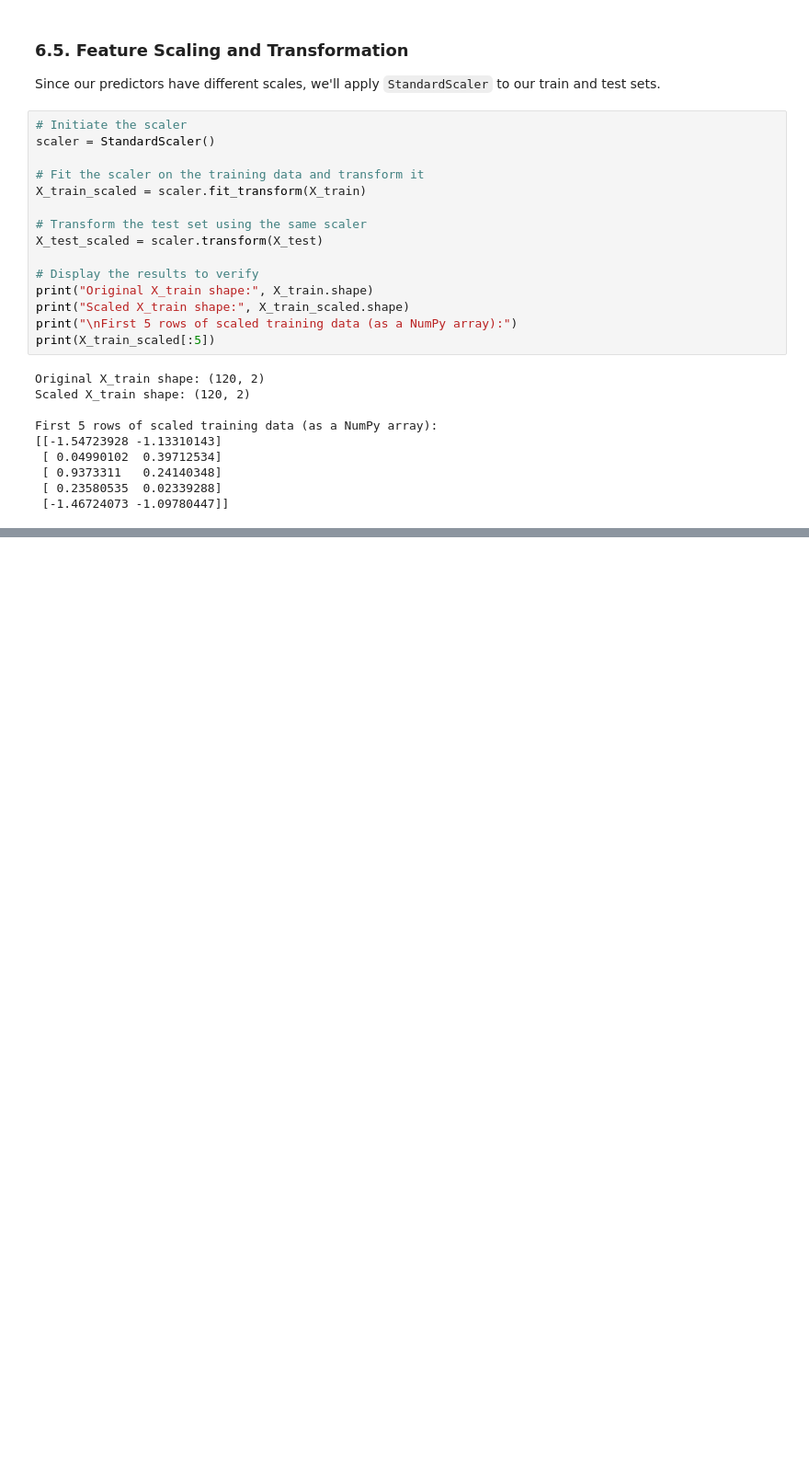
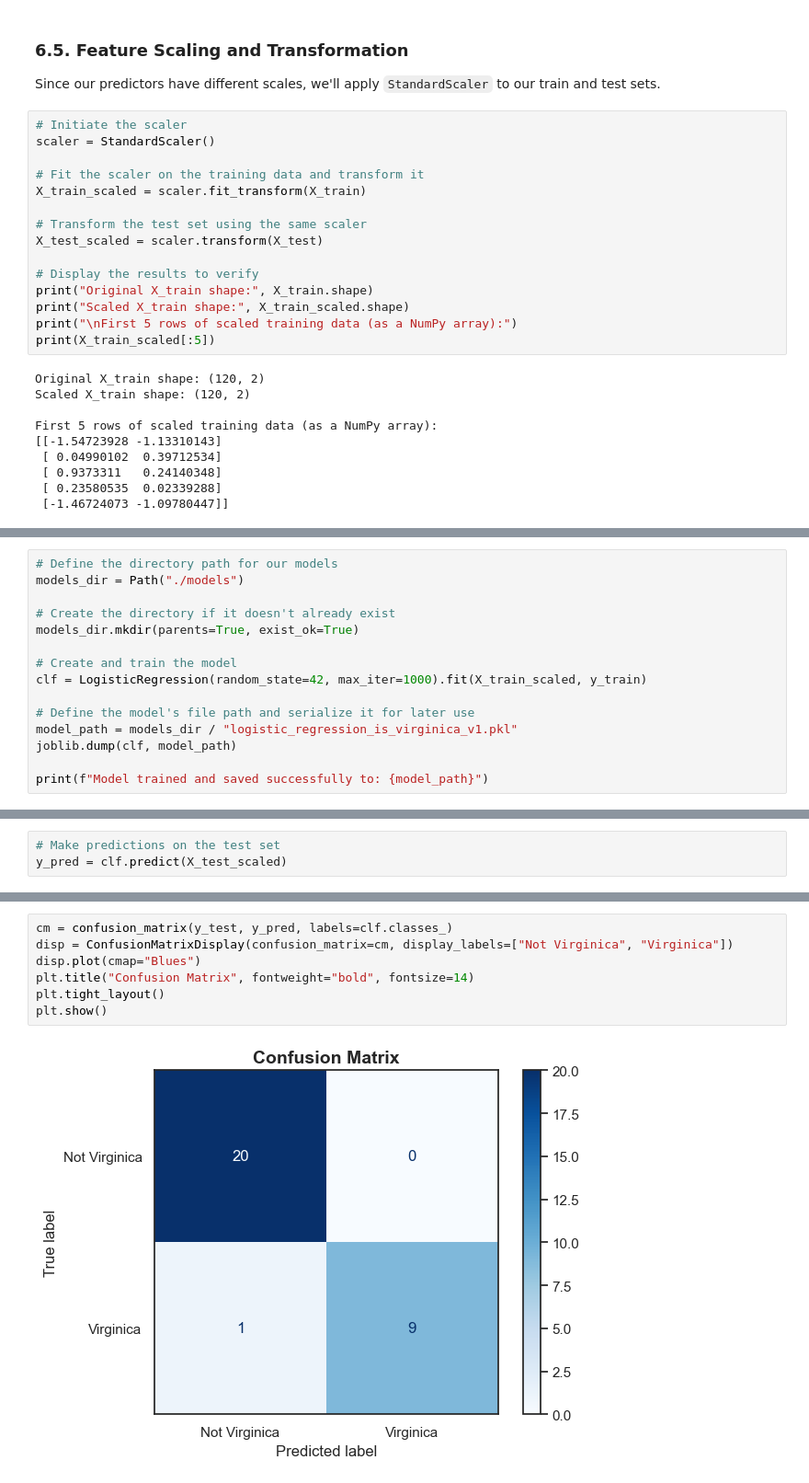
Before and after one commit to ibrahim-kocyigit/kocyigit-dsml, a Jupyter notebook: 03_specializations/02_machine_learning_with_python/02_linear_and_logistic_regression/13_logistic_regression_lab.ipynb, the cells around one changed output, grey strips where cells are left out. Shown at 92% size. Drawn from its saved outputs; the diff is of its cells as text; blank space fills up the shorter version.

Commit message:
finished 13_logistic_regression_lab

```diff
--- a/03_specializations/02_machine_learning_with_python/02_linear_and_logistic_regression/13_logistic_regression_lab.ipynb
+++ b/03_specializations/02_machine_learning_with_python/02_linear_and_logistic_regression/13_logistic_regression_lab.ipynb
@@ -498,0 +519,15 @@ First 5 rows of scaled training data (as a NumPy array):
+# %%
+# Define the directory path for our models
+models_dir = Path("./models")
+
+# Create the directory if it doesn't already exist
+models_dir.mkdir(parents=True, exist_ok=True)
+
+# Create and train the model
+clf = LogisticRegression(random_state=42, max_iter=1000).fit(X_train_scaled, y_train)
+
+# Define the model's file path and serialize it for later use
+model_path = models_dir / "logistic_regression_is_virginica_v1.pkl"
+joblib.dump(clf, model_path)
+
+print(f"Model trained and saved successfully to: {model_path}")
@@ -498,0 +552,3 @@ First 5 rows of scaled training data (as a NumPy array):
+# %%
+# Make predictions on the test set
+y_pred = clf.predict(X_test_scaled)
@@ -498,0 +579,9 @@ First 5 rows of scaled training data (as a NumPy array):
+# %%
+cm = confusion_matrix(y_test, y_pred, labels=clf.classes_)
+disp = ConfusionMatrixDisplay(confusion_matrix=cm, display_labels=["Not Virginica", "Virginica"])
+disp.plot(cmap="Blues")
+plt.title("Confusion Matrix", fontweight="bold", fontsize=14)
+plt.tight_layout()
+plt.show()
+# %% [output]
+[figure, added]
```
Also changed, not shown: parts of 15 cells of this notebook, 6 other files.
